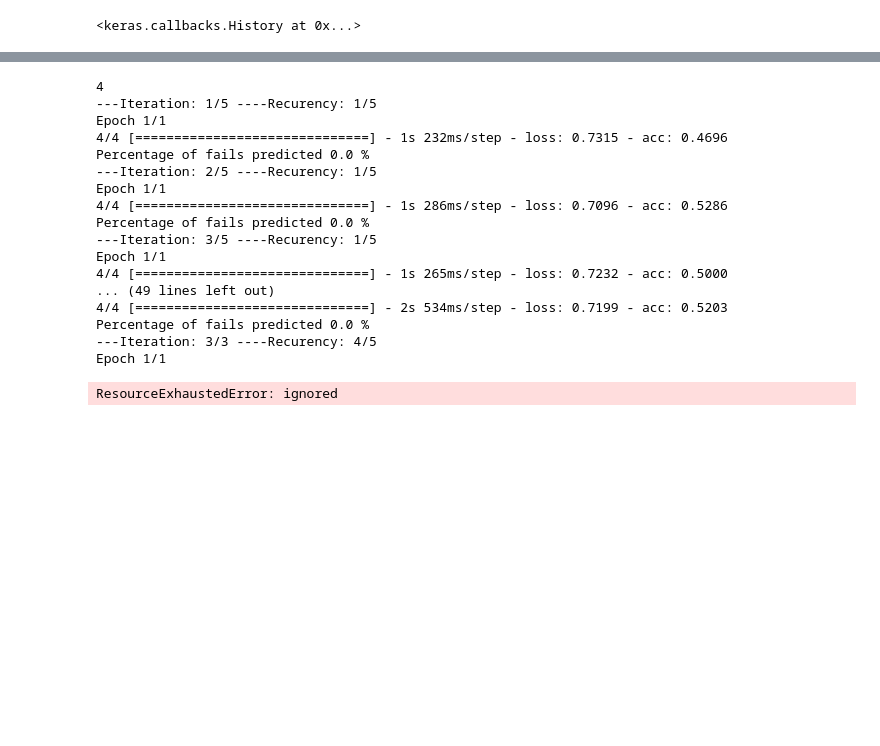
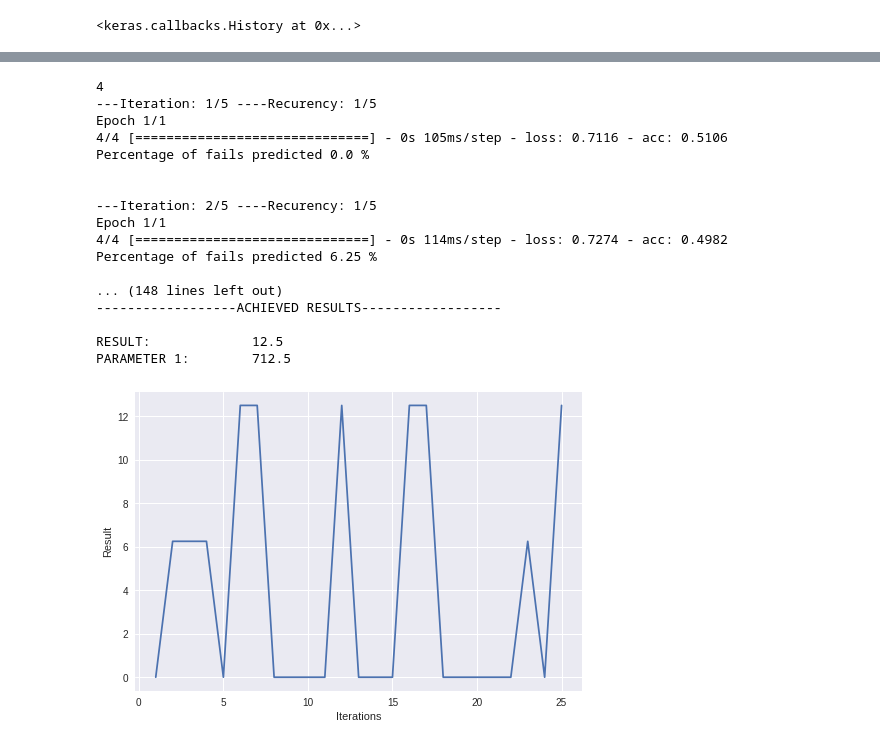
Before and after one commit to seraffin/FailOmen, a Jupyter notebook: Wojtek/NNOptimizer.ipynb, the cells around one changed output, grey strips where cells are left out. Cells and saved outputs as stored; diff of their text form; code cells hidden in the pictures; blank space fills up the shorter version.

```diff
--- a/Wojtek/NNOptimizer.ipynb
+++ b/Wojtek/NNOptimizer.ipynb
@@ -535,5 +537,6 @@ def calculateNetwork(x):
 
         predictions = model.predict(xReduced)
         evaluationResult = evaluation(15, yReduced, predictions)
-        K.clear_session()
+        clear_session()
+        print('\n')
         return evaluationResult
@@ -540,21 +562,21 @@ def calculateNetwork(x):
 # %%
-optimizer(calculateNetwork, 4 , [100,1000], minMax2=False,  split = 4, reduceSplit = True, searchMaximum = True)
+optimizer(calculateNetwork, 4 , [600,800], minMax2=False,  split = 4, reduceSplit = False, searchMaximum = True)
 # %% [output]
 4
 ---Iteration: 1/5 ----Recurency: 1/5
 Epoch 1/1
-4/4 [==============================] - 1s 232ms/step - loss: 0.7315 - acc: 0.4696
+4/4 [==============================] - 0s 105ms/step - loss: 0.7116 - acc: 0.5106
 Percentage of fails predicted 0.0 %
+
+
 ---Iteration: 2/5 ----Recurency: 1/5
 Epoch 1/1
-4/4 [==============================] - 1s 286ms/step - loss: 0.7096 - acc: 0.5286
-Percentage of fails predicted 0.0 %
----Iteration: 3/5 ----Recurency: 1/5
-Epoch 1/1
-4/4 [==============================] - 1s 265ms/step - loss: 0.7232 - acc: 0.5000
-... (49 lines left out)
-4/4 [==============================] - 2s 534ms/step - loss: 0.7199 - acc: 0.5203
-Percentage of fails predicted 0.0 %
----Iteration: 3/3 ----Recurency: 4/5
-Epoch 1/1
+4/4 [==============================] - 0s 114ms/step - loss: 0.7274 - acc: 0.4982
+Percentage of fails predicted 6.25 %
+
+... (148 lines left out)
+------------------ACHIEVED RESULTS------------------
+
+RESULT:             12.5
+PARAMETER 1:        712.5
-ResourceExhaustedError: ignored
+[figure, added]
```
Also changed, not shown: parts of 2 cells of this notebook.
